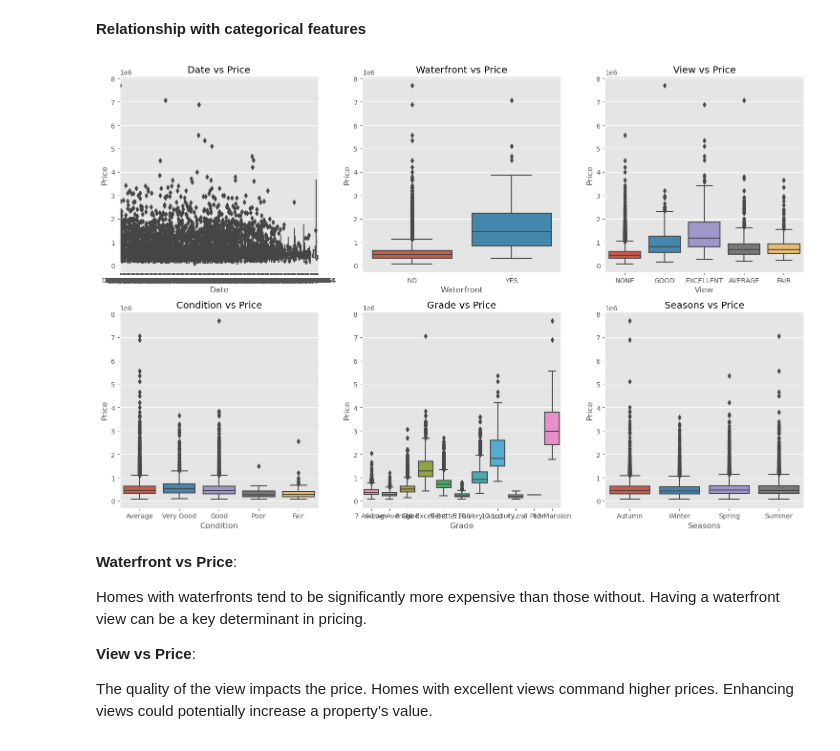
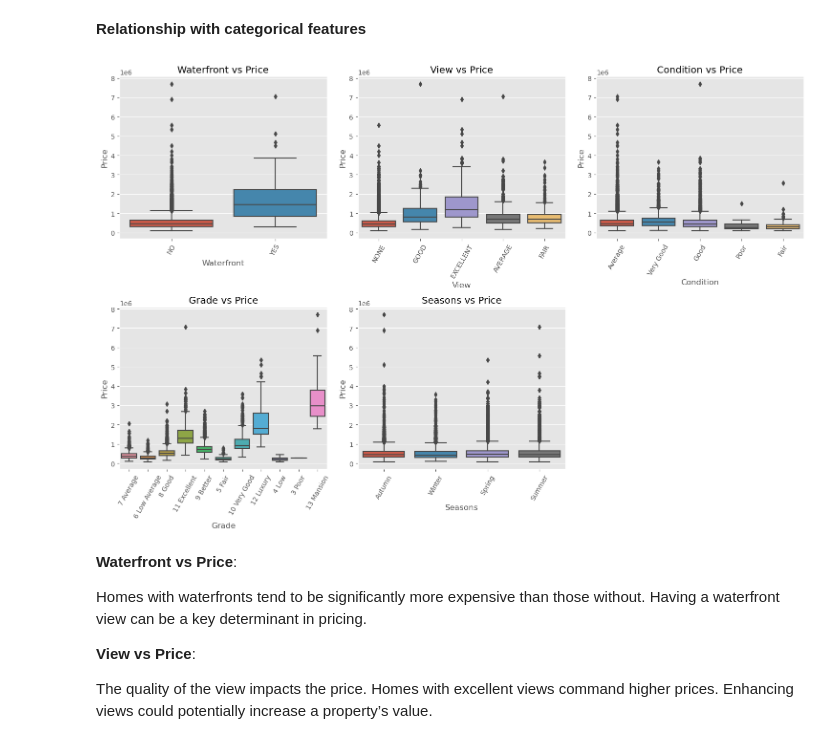
Before and after one commit to Judykoech/Phase2--Group1-Project, a Jupyter notebook: student.ipynb, the cells around one changed output. Cells and saved outputs as stored; diff of their text form; code cells hidden in the pictures.

```diff
--- a/student.ipynb
+++ b/student.ipynb
@@ -358,7 +331,7 @@ Name: count, dtype: int64
 missing_data(king_county_df, king_county_df["waterfront"])
 
 # Replacing Nan Values in Waterfront column
-king_county_df["waterfront"].fillna("NO", inplace=True)
+king_county_df["waterfront"].fillna(king_county_df["waterfront"].mode()[0], inplace= True)
 king_county_df["waterfront"].value_counts()
 # %% [output]
 Percentage of Missing Data: 11.0%
@@ -391,7 +363,7 @@ Name: count, Length: 70, dtype: int64
 missing_data(king_county_df,king_county_df["yr_renovated"])
 
 # Replacing NaN values in yr_renovated column
-king_county_df['yr_renovated'].fillna(0, inplace=True)
+king_county_df["yr_renovated"].fillna(king_county_df["yr_renovated"].mode()[0], inplace= True)
 king_county_df["yr_renovated"].value_counts()
 # %% [output]
 Percentage of Missing Data: 17.79%
@@ -786,0 +797,17 @@ We'll explore the distribution of individual variables.
+# %%
+# Define a list of numerical columns
+numerical_columns = ['price', 'bedrooms', 'bathrooms', 'sqft_living', 'sqft_lot', 'floors',
+                     'sqft_above', 'sqft_basement', 'yr_built', 'yr_renovated', 'lat', 'long']
+
+# Plot histograms for numerical features
+fig, axes = plt.subplots(nrows=4, ncols=3, figsize=(18, 15))
+axes = axes.flatten()
+
+for i, column in enumerate(numerical_columns):
+    sns.histplot(king_county_df[column], ax=axes[i], kde=True, color='skyblue', bins=30)
+    axes[i].set_title(f' {column}')
+    axes[i].set_xlabel(column)
+    axes[i].set_ylabel('Frequency')
+
+plt.tight_layout()
+plt.show()
@@ -966,32 +1094,33 @@ Location plays a crucial role in determining house price.
 # %%
 
 def plot_categorical_vs_price(df, categorical_columns):
     """
     Plot categorical columns against the price column in a DataFrame.
 
     Parameters:
         df (DataFrame): The DataFrame containing the data.
         categorical_columns (list): A list of categorical column names.
 
     Returns:
         None
     """
     num_cols = len(categorical_columns)
     rows = (num_cols + 2) // 3  # Adjust for odd number of columns
     plt.figure(figsize=(15, 5 * rows))
     for i, column in enumerate(categorical_columns):
         plt.subplot(rows, 3, i+1)
         sns.boxplot(x=df[column], y=df['price'])
         plt.title(f'{column.capitalize()} vs Price')
         plt.xlabel(column.capitalize())
         plt.ylabel('Price')
+        plt.tick_params(axis='x', labelrotation=60)
     plt.tight_layout()
     plt.show()
 
-
+categorical_columns=["waterfront","view","condition","grade", "seasons"]
 plot_categorical_vs_price(king_county_df, categorical_columns)
 # %% [output]
-[figure, old version]
+[figure, new version]
 # %% [markdown]
 
 **Waterfront vs Price**:
```
Also changed, not shown: parts of 154 cells of this notebook.
